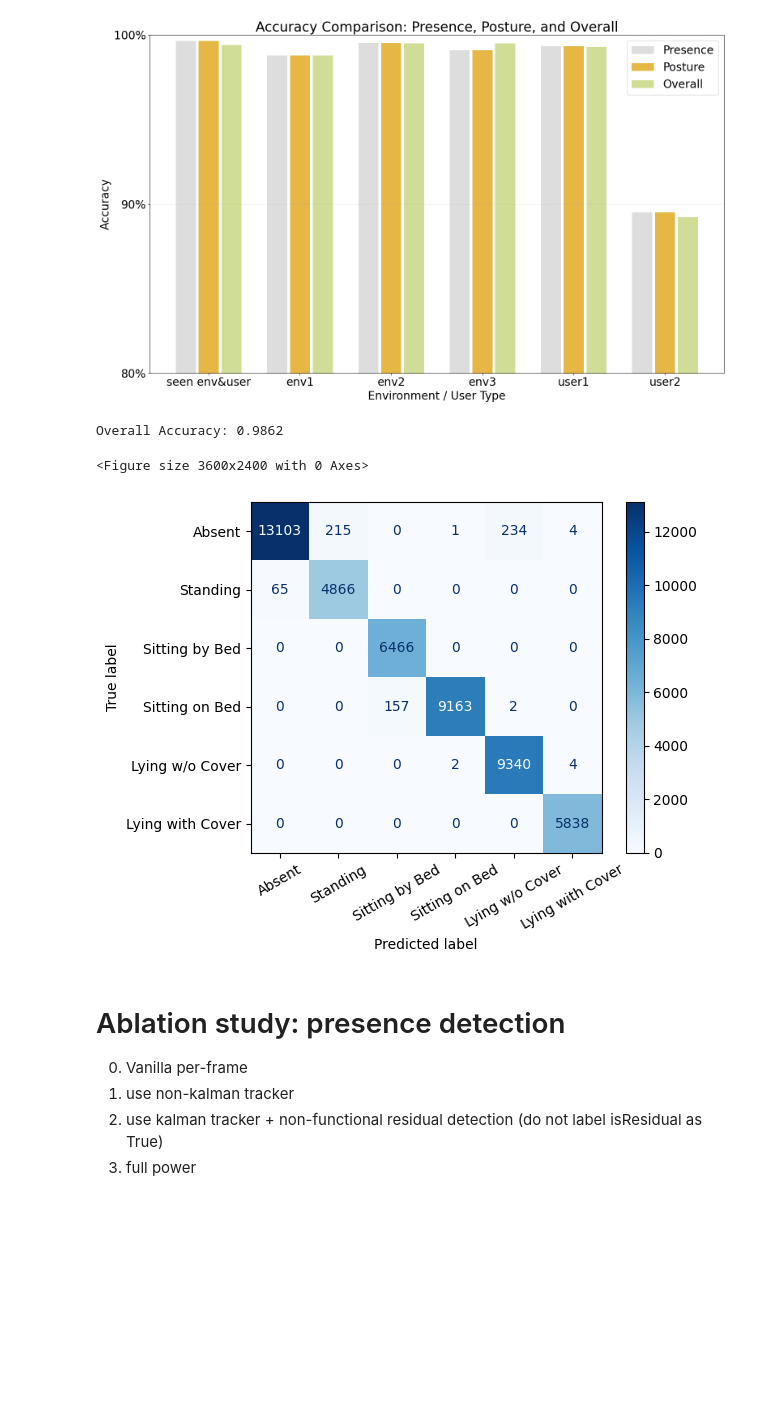
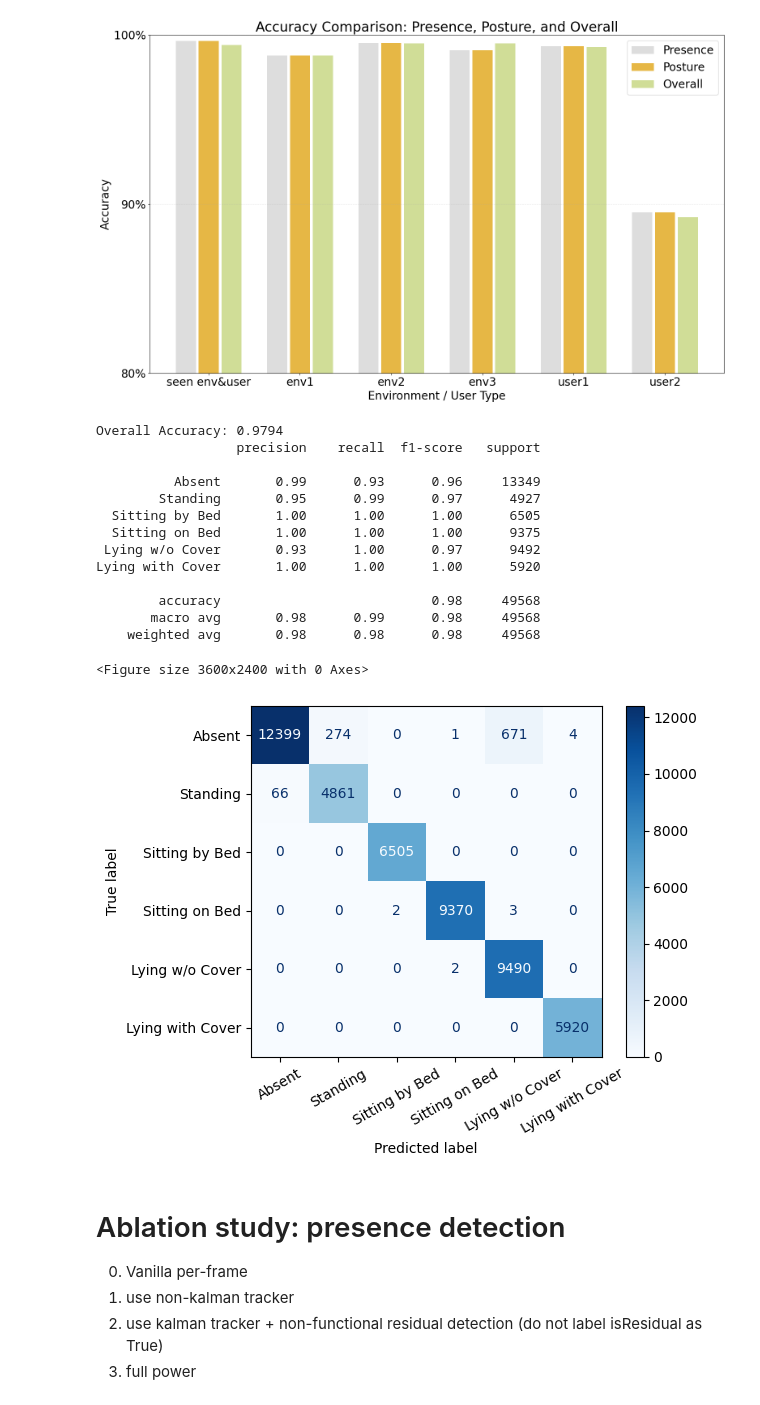
Before and after one commit to Myrmecos/FYP, a Jupyter notebook: src/experiments/experiment_heldout.ipynb, the cells around one changed output. Cells and saved outputs as stored; diff of their text form; code cells hidden in the pictures; blank space fills up the shorter version.

```diff
--- a/src/experiments/experiment_heldout.ipynb
+++ b/src/experiments/experiment_heldout.ipynb
@@ -943,7 +977,7 @@ plt.show()
 # draw confusion matrix
 gt = []
 pred = []
-file_names = ['office0_0_nopostprocess_exp', 'office0_2_nopostprocess_exp', 'office0_3_nopostprocess', 'office0_4_nopostprocess_exp', 'hall5_nopostprocess_exp', 'office1_0_nopostprocess_exp', 'office2_0_nopostprocess_exp', 'office0_lcx_1_cross_user', 'office0_sf_0_cross_user']
+file_names = ['office0_0_nopostprocess_exp', 'office0_2_nopostprocess_exp', 'office0_3_nopostprocess', 'office0_4_nopostprocess_exp', 'hall5_nopostprocess_exp', 'office1_0_nopostprocess_exp', 'office2_0_nopostprocess_exp', 'office0_sf_0_cross_user', 'hall5_cross_env']
 
 for file_name in file_names:
     with open(f'/Users/entomophile/Desktop/FYP/entry_exit_detection/presence_detection_workspace/output/previous/{file_name}.json', 'r') as f:
@@ -955,35 +989,51 @@ for file_name in file_names:
             pred_label = results[i]
             if gt_label == -1 or gt_label == 1:
                 continue
             else:
                 gt.append(gt_label)
                 pred.append(pred_label)
 
 # draw confusion matrix
 from sklearn.metrics import confusion_matrix, ConfusionMatrixDisplay
 import matplotlib.pyplot as plt
 cm = confusion_matrix(gt, pred, labels=[0, 2, 3, 4, 5, 6])
 plt.figure(figsize=(36, 24))
 # adjust layout to make room for labels
 plt.subplots_adjust(left=0.5, bottom=0.5)
 
 # text sizes
 plt.rcParams.update({'font.size': 10})
 disp = ConfusionMatrixDisplay(confusion_matrix=cm, display_labels=['Absent', 'Standing', 'Sitting by Bed', 'Sitting on Bed', 'Lying w/o Cover', 'Lying with Cover'])
 disp.plot(cmap=plt.cm.Blues)
 # rotate x label by 45 degree
 plt.xticks(rotation=30)
 # plt.title("Confusion Matrix for Posture Classification (Detailed)")
 # save as pdf
 plt.tight_layout()
 plt.savefig("posture_classification_confusion_matrix.pdf") # figure cropped away the left and lower part. we adjust layout
 # print accuracy
 accuracy = sum([1 if p == g else 0 for p, g in zip(pred, gt)]) / len(gt)
 print(f"Overall Accuracy: {accuracy:.4f}")
+# print acc, precision, recall, f1 score of all classes
+from sklearn.metrics import classification_report
+report = classification_report(gt, pred, labels=[0, 2, 3, 4, 5, 6], target_names=['Absent', 'Standing', 'Sitting by Bed', 'Sitting on Bed', 'Lying w/o Cover', 'Lying with Cover'])
+print(report)
 # %% [output]
-Overall Accuracy: 0.9862
+Overall Accuracy: 0.9794
+                  precision    recall  f1-score   support
+
+          Absent       0.99      0.93      0.96     13349
+        Standing       0.95      0.99      0.97      4927
+  Sitting by Bed       1.00      1.00      1.00      6505
+  Sitting on Bed       1.00      1.00      1.00      9375
+ Lying w/o Cover       0.93      1.00      0.97      9492
+Lying with Cover       1.00      1.00      1.00      5920
+
+        accuracy                           0.98     49568
+       macro avg       0.98      0.99      0.98     49568
+    weighted avg       0.98      0.98      0.98     49568
 <Figure size 3600x2400 with 0 Axes>
-[figure, old version]
+[figure, new version]
 # %% [markdown]
 # Ablation study: presence detection
 0. Vanilla per-frame
```
Also changed, not shown: parts of 4 cells of this notebook, 10 other files.
